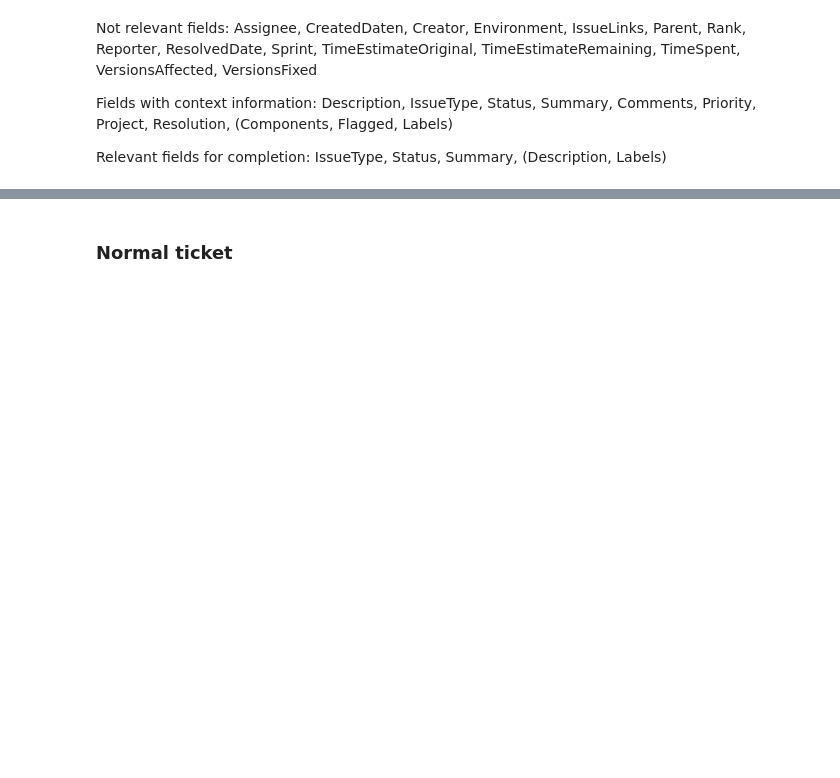
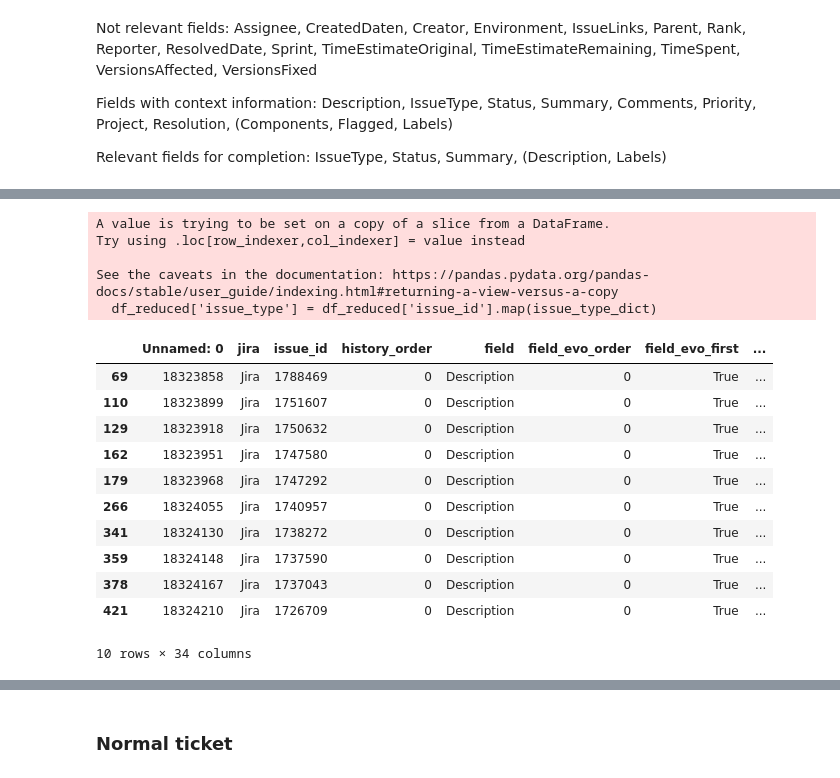
Before and after one commit to Piet777/master-thesis, a Jupyter notebook: General_EDA.ipynb, the cells around one changed output, grey strips where cells are left out. Cells and saved outputs as stored; diff of their text form; code cells hidden in the pictures; blank space fills up the shorter version.

```diff
--- a/General_EDA.ipynb
+++ b/General_EDA.ipynb
@@ -8,0 +11,16 @@ import utils
+# %%
+def addIssueTypeToField(df, field):
+    # reduces the dataframe to only the field you are looking for with the addition of a new column with the issue type
+    # needs the full dataframe and the field as string
+
+    df_reduced = df.loc[(df["field"] == field) | (df["field"] == "IssueType")]
+
+    issue_type_df = df_reduced[df_reduced["field"] == "IssueType"]
+
+    issue_type_dict = dict(zip(issue_type_df['issue_id'], issue_type_df['data_to']))
+
+    df_reduced['issue_type'] = df_reduced['issue_id'].map(issue_type_dict)
+
+    output = df_reduced[df_reduced["field"] == field]
+
+    return output
@@ -81 +89,28 @@ df[df["data_to"] == "Bug"]
+# %%
+new_df = addIssueTypeToField(df, 'Description')
+# %% [output]
+A value is trying to be set on a copy of a slice from a DataFrame.
+Try using .loc[row_indexer,col_indexer] = value instead
+
+See the caveats in the documentation: https://pandas.pydata.org/pandas-docs/stable/user_guide/indexing.html#returning-a-view-versus-a-copy
+  df_reduced['issue_type'] = df_reduced['issue_id'].map(issue_type_dict)
+# %%
+new_bug_df = new_df[new_df['issue_type'] == 'Bug']
+# %%
+subset =new_bug_df[new_bug_df["data_to"].str.len() > 450]
+# %%
+subset.head(10)
+# %% [output]
+|  | Unnamed: 0 | jira | issue_id | history_order | field | field_evo_order | field_evo_first | ... |
+| 69 | 18323858 | Jira | 1788469 | 0 | Description | 0 | True | ... |
+| 110 | 18323899 | Jira | 1751607 | 0 | Description | 0 | True | ... |
+| 129 | 18323918 | Jira | 1750632 | 0 | Description | 0 | True | ... |
+| 162 | 18323951 | Jira | 1747580 | 0 | Description | 0 | True | ... |
+| 179 | 18323968 | Jira | 1747292 | 0 | Description | 0 | True | ... |
+| 266 | 18324055 | Jira | 1740957 | 0 | Description | 0 | True | ... |
+| 341 | 18324130 | Jira | 1738272 | 0 | Description | 0 | True | ... |
+| 359 | 18324148 | Jira | 1737590 | 0 | Description | 0 | True | ... |
+| 378 | 18324167 | Jira | 1737043 | 0 | Description | 0 | True | ... |
+| 421 | 18324210 | Jira | 1726709 | 0 | Description | 0 | True | ... |
+10 rows × 34 columns
 # %%
```
Also changed, not shown: parts of 29 cells of this notebook, 16 other files.
